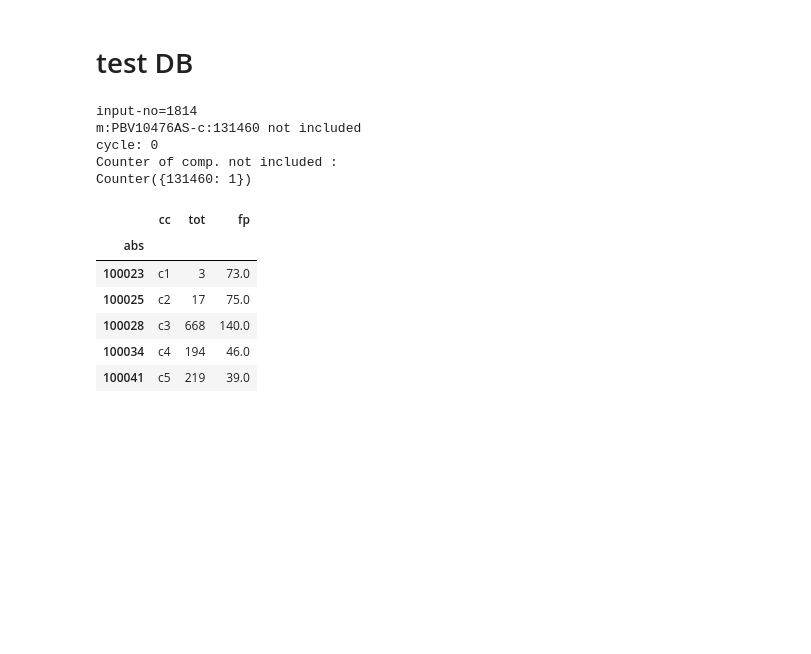
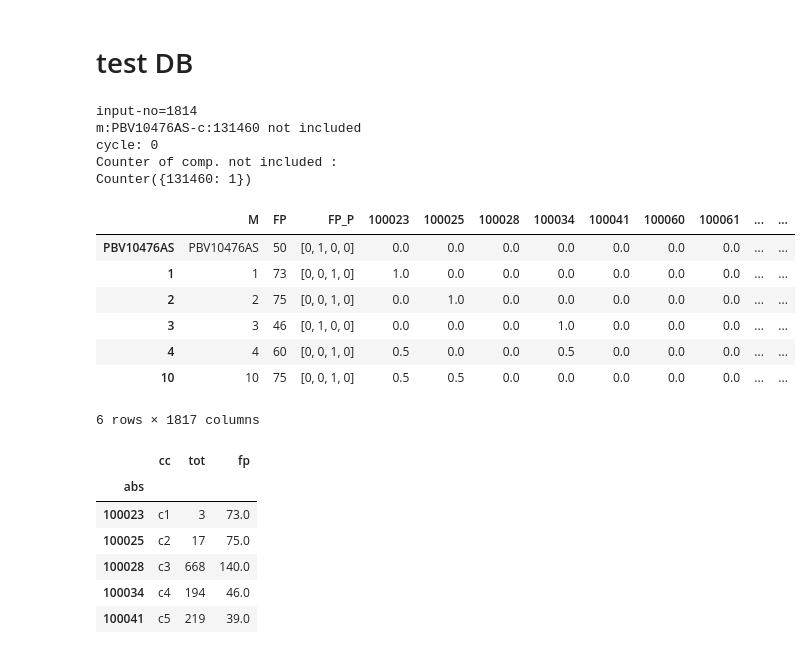
Before and after one commit to davidvela/FL-, a Jupyter notebook: pDev2/FPDL.4.ipynb, the cells around one changed output. Cells and saved outputs as stored; diff of their text form; code cells hidden in the pictures; blank space fills up the shorter version.

```diff
--- a/pDev2/FPDL.4.ipynb
+++ b/pDev2/FPDL.4.ipynb
@@ -273,6 +273,9 @@ def get_tests(url_test='url', force=False):
         #d_st = display status
         dsp = feed_data(json_data ,pand=True, d_st=True)
         dsp["FP"] = tmpLab
+        # normalize(2)
+        del dsp['FP_P']
+        dsp.insert(2, 'FP_P', dsp['FP'].map(lambda x: cc( x )))
     else:
         return True
 
@@ -283,6 +286,10 @@ def get_columns(force=False):
         flag_dsc = False
         #d_st = display status
         dsc = feed_data(dataJJ="", d_st=True, pand=True, p_col=True)
+        # normalize(3)
+        dsc = dsc.drop(dsc.index[-1])
+        del dsc['FP_P']
+        dsc.insert(2, 'FP_P', dsc['FP'].map(lambda x: cc( x )))
     else:
         return True
     # indx=[];   index_col=0 if p_abs else 2 #abs=F => 2 == 6D
@@ -354,15 +363,23 @@ pass
 # %%
 # READ TESTS
-force = False
+force = True
 url_test = LOGDAT + "FREXP1/" ;  url_test = "url"
 get_tests(url_test, force)
-# dsp
+dsp
 # %% [output]
 input-no=1814
 m:PBV10476AS-c:131460 not included
 cycle: 0
 Counter of comp. not included :
 Counter({131460: 1})
+|  | M | FP | FP_P | 100023 | 100025 | 100028 | 100034 | 100041 | 100060 | 100061 | ... | ... |
+| PBV10476AS | PBV10476AS | 50 | [0, 1, 0, 0] | 0.0 | 0.0 | 0.0 | 0.0 | 0.0 | 0.0 | 0.0 | ... | ... |
+| 1 | 1 | 73 | [0, 0, 1, 0] | 1.0 | 0.0 | 0.0 | 0.0 | 0.0 | 0.0 | 0.0 | ... | ... |
+| 2 | 2 | 75 | [0, 0, 1, 0] | 0.0 | 1.0 | 0.0 | 0.0 | 0.0 | 0.0 | 0.0 | ... | ... |
+| 3 | 3 | 46 | [0, 1, 0, 0] | 0.0 | 0.0 | 0.0 | 1.0 | 0.0 | 0.0 | 0.0 | ... | ... |
+| 4 | 4 | 60 | [0, 0, 1, 0] | 0.5 | 0.0 | 0.0 | 0.5 | 0.0 | 0.0 | 0.0 | ... | ... |
+| 10 | 10 | 75 | [0, 0, 1, 0] | 0.5 | 0.5 | 0.0 | 0.0 | 0.0 | 0.0 | 0.0 | ... | ... |
+6 rows × 1817 columns
 # %%
 # for ii, (xtb,ytb) in enumerate(get_batches(batch_size) ):
 #     print(ii)
```
Also changed, not shown: parts of 12 cells of this notebook, 3 other files.
